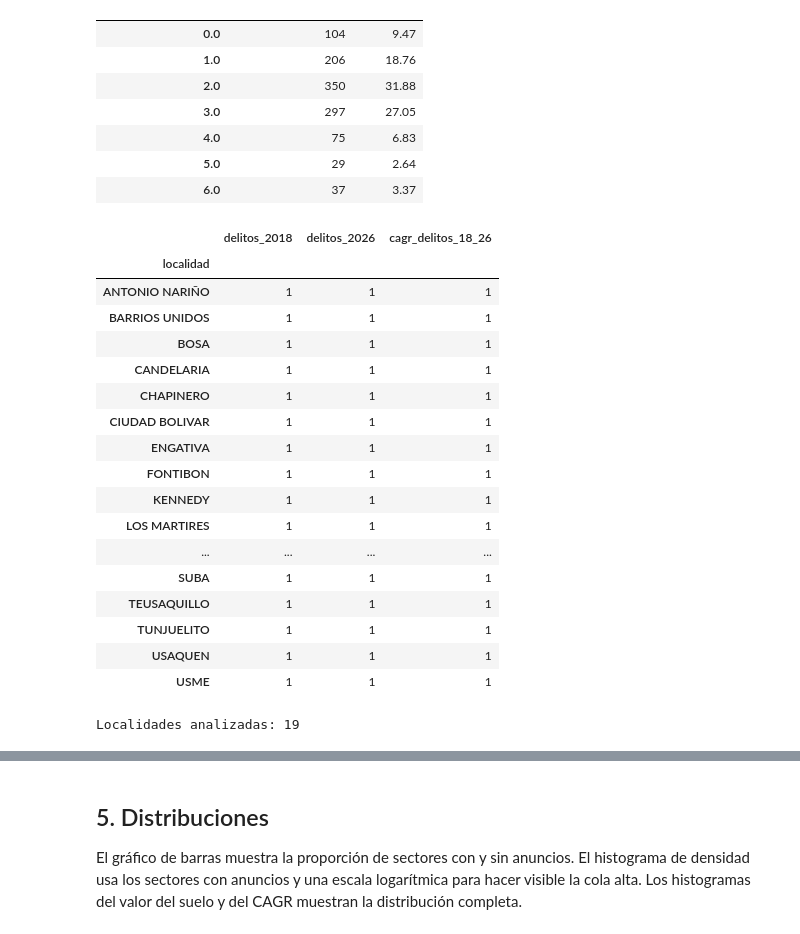
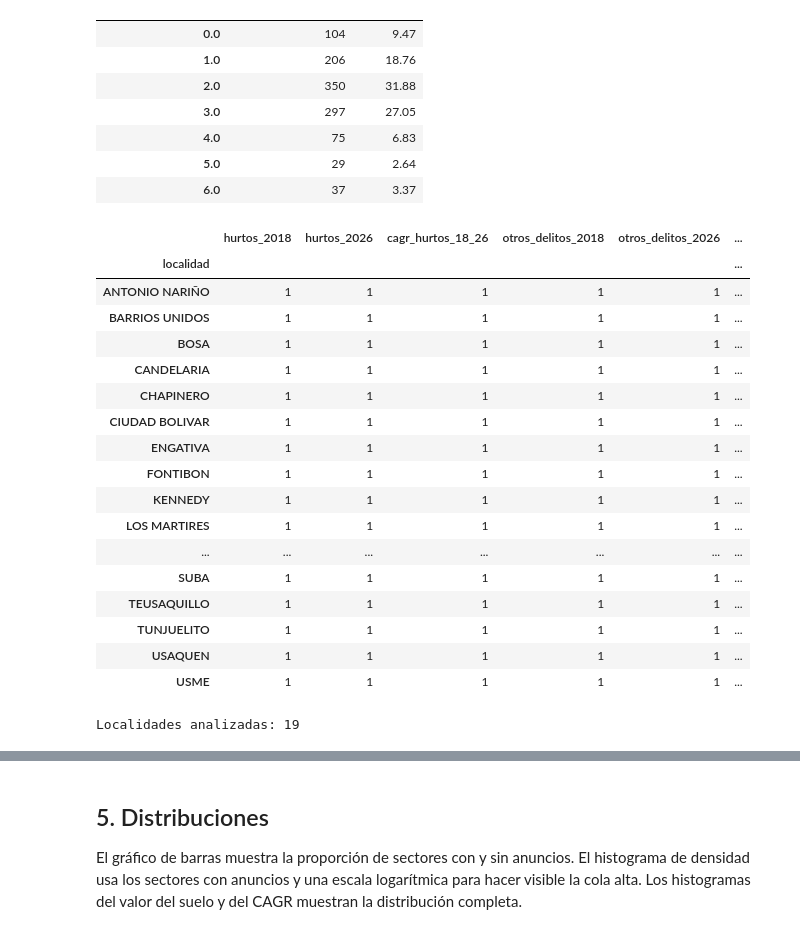
Before and after one commit to Informer20/dinamica-inmobiliaria-bogota-grupo2, a Jupyter notebook: notebooks/02_Entendimiento_de_los_datos.ipynb, the cells around one changed output, grey strips where cells are left out. Drawn from its saved outputs; the diff is of its cells as text; code cells hidden in the pictures.

Commit message:
Modificación notebook 2 por dividir delito

```diff
--- a/notebooks/02_Entendimiento_de_los_datos.ipynb
+++ b/notebooks/02_Entendimiento_de_los_datos.ipynb
@@ -14,9 +13,5 @@ from google.colab import drive
 # %%
-# Montar Drive y leer la matriz exportada por el ETL.
-drive.mount("/content/drive")
-ruta = Path("/content/drive/MyDrive/Guia 4/matriz_barrios_unificada.csv")
-if not ruta.is_file():
-    raise FileNotFoundError(f"Reemplaza ruta con la ruta que muestra Colab: {ruta}")
+ruta = Path("../datos_finales/matriz_barrios_unificada.csv")
 
 matriz_final = pd.read_csv(ruta)
 print(f"Filas: {len(matriz_final):,} | Columnas: {matriz_final.shape[1]}")
@@ -314,48 +314,51 @@ display(distribucion_estrato.round(2))
 # %%
 
 columnas_seguridad = [
-    "delitos_2018",
-    "delitos_2026",
-    "cagr_delitos_18_26"
+    "hurtos_2018",
+    "hurtos_2026",
+    "cagr_hurtos_18_26",
+    "otros_delitos_2018",
+    "otros_delitos_2026",
+    "cagr_otros_delitos_18_26"
 ]
 
 # Verificar que los indicadores sean consistentes
 consistencia_seguridad = (
     matriz_final.groupby("localidad")[columnas_seguridad]
     .nunique()
 )
 
 display(consistencia_seguridad)
 
 # Construir una tabla con una observación por localidad
 seguridad_localidad = (
     matriz_final[
         ["localidad"] + columnas_seguridad
     ]
     .drop_duplicates(subset="localidad")
 )
 
 print("Localidades analizadas:", len(seguridad_localidad))
 
 display(seguridad_localidad.describe().T)
 # %% [output]
-|  | delitos_2018 | delitos_2026 | cagr_delitos_18_26 |
-| localidad |  |  |  |
-| ANTONIO NARIÑO | 1 | 1 | 1 |
-| BARRIOS UNIDOS | 1 | 1 | 1 |
-| BOSA | 1 | 1 | 1 |
-| CANDELARIA | 1 | 1 | 1 |
-| CHAPINERO | 1 | 1 | 1 |
-| CIUDAD BOLIVAR | 1 | 1 | 1 |
-| ENGATIVA | 1 | 1 | 1 |
-| FONTIBON | 1 | 1 | 1 |
-| KENNEDY | 1 | 1 | 1 |
-| LOS MARTIRES | 1 | 1 | 1 |
-| ... | ... | ... | ... |
-| SUBA | 1 | 1 | 1 |
-| TEUSAQUILLO | 1 | 1 | 1 |
-| TUNJUELITO | 1 | 1 | 1 |
-| USAQUEN | 1 | 1 | 1 |
-| USME | 1 | 1 | 1 |
+|  | hurtos_2018 | hurtos_2026 | cagr_hurtos_18_26 | otros_delitos_2018 | otros_delitos_2026 | ... |
+| localidad |  |  |  |  |  | ... |
+| ANTONIO NARIÑO | 1 | 1 | 1 | 1 | 1 | ... |
+| BARRIOS UNIDOS | 1 | 1 | 1 | 1 | 1 | ... |
+| BOSA | 1 | 1 | 1 | 1 | 1 | ... |
+| CANDELARIA | 1 | 1 | 1 | 1 | 1 | ... |
+| CHAPINERO | 1 | 1 | 1 | 1 | 1 | ... |
+| CIUDAD BOLIVAR | 1 | 1 | 1 | 1 | 1 | ... |
+| ENGATIVA | 1 | 1 | 1 | 1 | 1 | ... |
+| FONTIBON | 1 | 1 | 1 | 1 | 1 | ... |
+| KENNEDY | 1 | 1 | 1 | 1 | 1 | ... |
+| LOS MARTIRES | 1 | 1 | 1 | 1 | 1 | ... |
+| ... | ... | ... | ... | ... | ... | ... |
+| SUBA | 1 | 1 | 1 | 1 | 1 | ... |
+| TEUSAQUILLO | 1 | 1 | 1 | 1 | 1 | ... |
+| TUNJUELITO | 1 | 1 | 1 | 1 | 1 | ... |
+| USAQUEN | 1 | 1 | 1 | 1 | 1 | ... |
+| USME | 1 | 1 | 1 | 1 | 1 | ... |
 Localidades analizadas: 19
 |  | count | mean | std | min | 25% | 50% | 75% | max |
```
Also changed, not shown: parts of 14 cells of this notebook.
